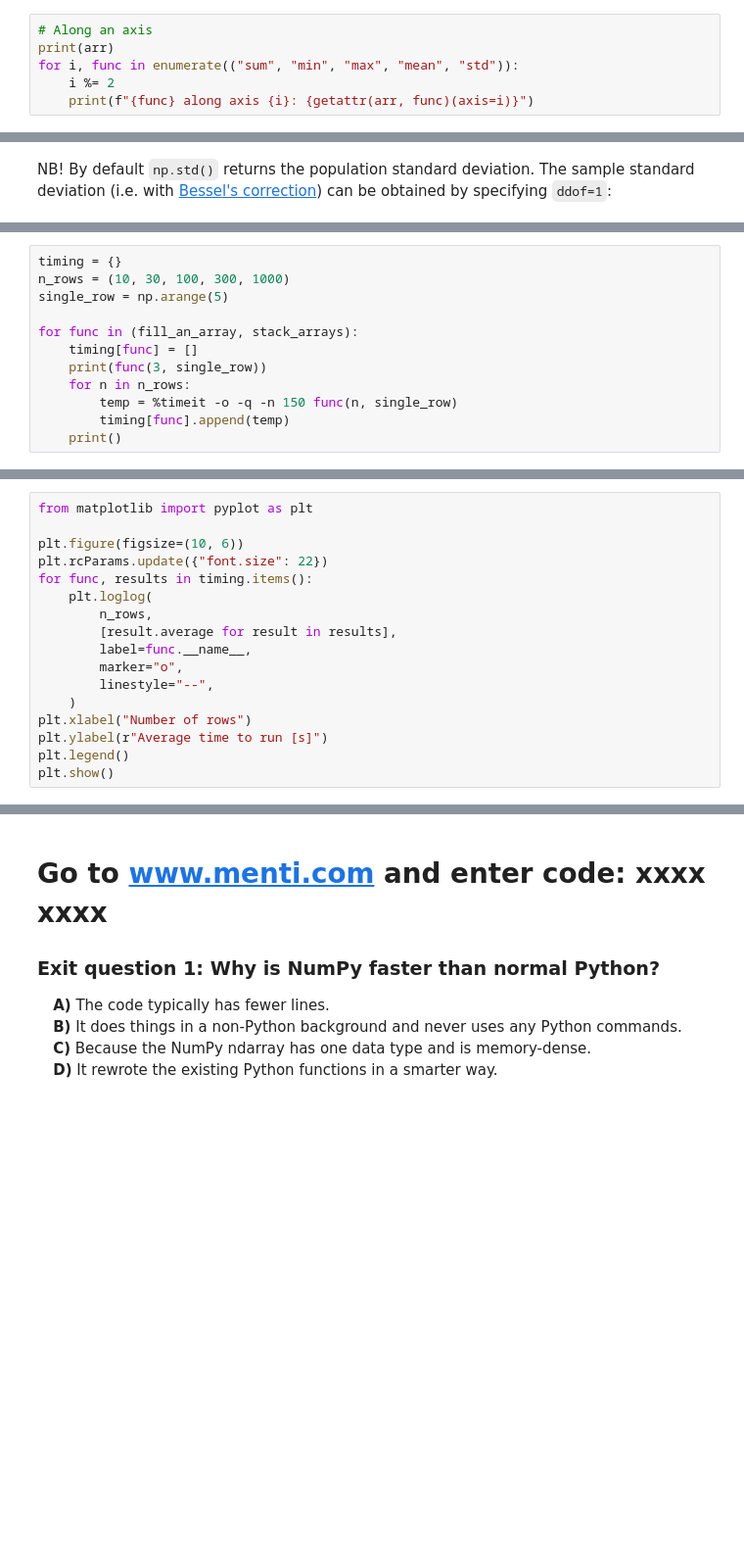
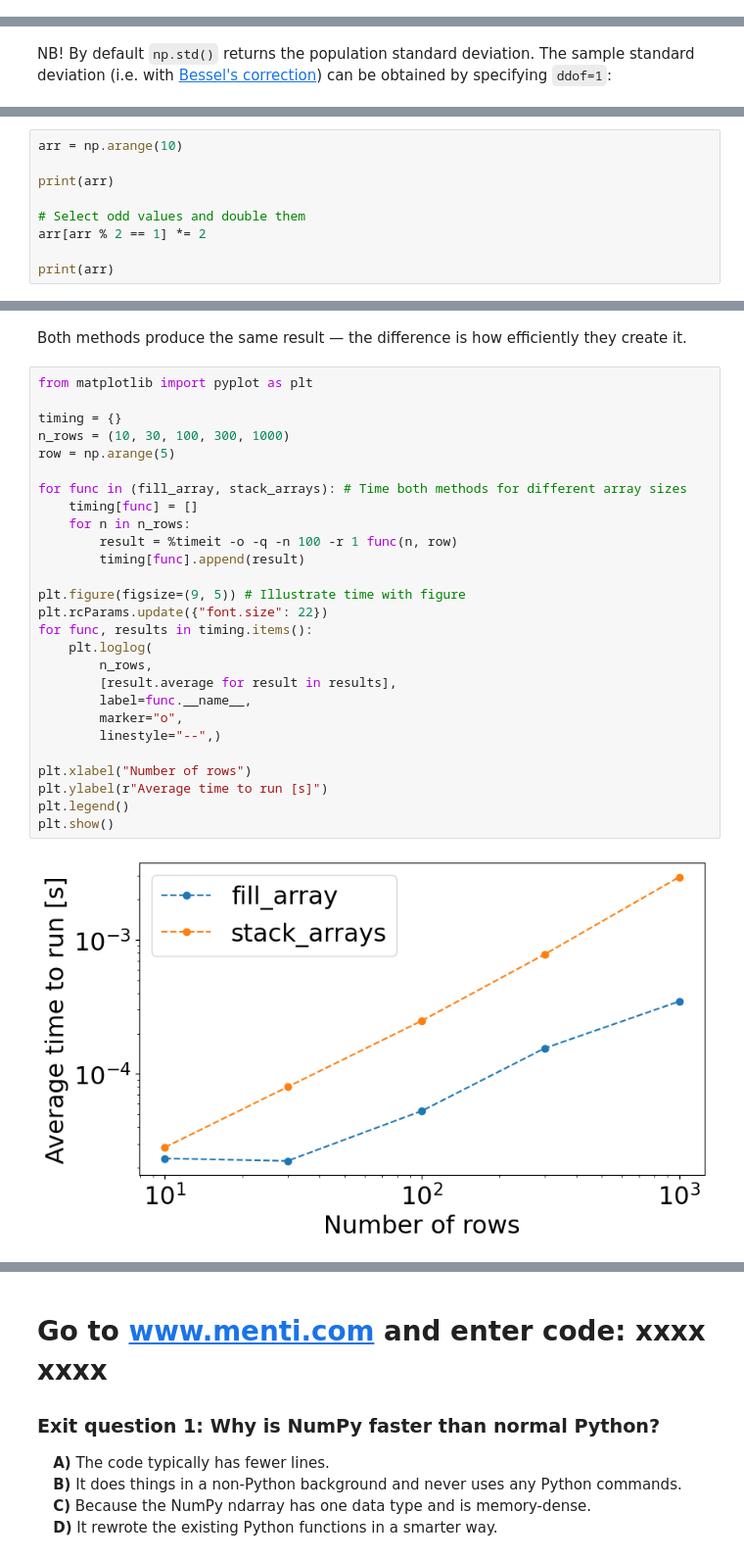
Before and after one commit to Lund-Observatory-Teaching/lundpython, a Jupyter notebook: 2-numpy/presentation.ipynb, the cells around one changed output, grey strips where cells are left out. Shown at 98% size. Drawn from its saved outputs; the diff is of its cells as text; blank space fills up the shorter version.

```diff
--- a/2-numpy/presentation.ipynb
+++ b/2-numpy/presentation.ipynb
@@ -133,6 +223,0 @@ print(f"max = {arr.max()}")
-# %%
-# Along an axis
-print(arr)
-for i, func in enumerate(("sum", "min", "max", "mean", "std")):
-    i %= 2
-    print(f"{func} along axis {i}: {getattr(arr, func)(axis=i)}")
@@ -186,0 +318,9 @@ for seq in (list_, arr):
+# %%
+arr = np.arange(10)
+
+print(arr)
+
+# Select odd values and double them
+arr[arr % 2 == 1] *= 2
+
+print(arr)
@@ -241,13 +411 @@ def stack_arrays(n, row):
     return arr
-# %%
-timing = {}
-n_rows = (10, 30, 100, 300, 1000)
-single_row = np.arange(5)
-
-for func in (fill_an_array, stack_arrays):
-    timing[func] = []
-    print(func(3, single_row))
-    for n in n_rows:
-        temp = %timeit -o -q -n 150 func(n, single_row)
-        timing[func].append(temp)
-    print()
@@ -254,17 +429,31 @@ for func in (fill_an_array, stack_arrays):
+# %% [markdown]
+Both methods produce the same result — the difference is how efficiently they create it.
 # %%
 from matplotlib import pyplot as plt
 
-plt.figure(figsize=(10, 6))
+timing = {}
+n_rows = (10, 30, 100, 300, 1000)
+row = np.arange(5)
+
+for func in (fill_array, stack_arrays): # Time both methods for different array sizes
+    timing[func] = []
+    for n in n_rows:
+        result = %timeit -o -q -n 100 -r 1 func(n, row)
+        timing[func].append(result)
+
+plt.figure(figsize=(9, 5)) # Illustrate time with figure
 plt.rcParams.update({"font.size": 22})
 for func, results in timing.items():
     plt.loglog(
         n_rows,
         [result.average for result in results],
         label=func.__name__,
         marker="o",
-        linestyle="--",
-    )
+        linestyle="--",)
+
 plt.xlabel("Number of rows")
 plt.ylabel(r"Average time to run [s]")
 plt.legend()
 plt.show()
+# %% [output]
+[figure, added]
```
Also changed, not shown: parts of 68 cells of this notebook.
